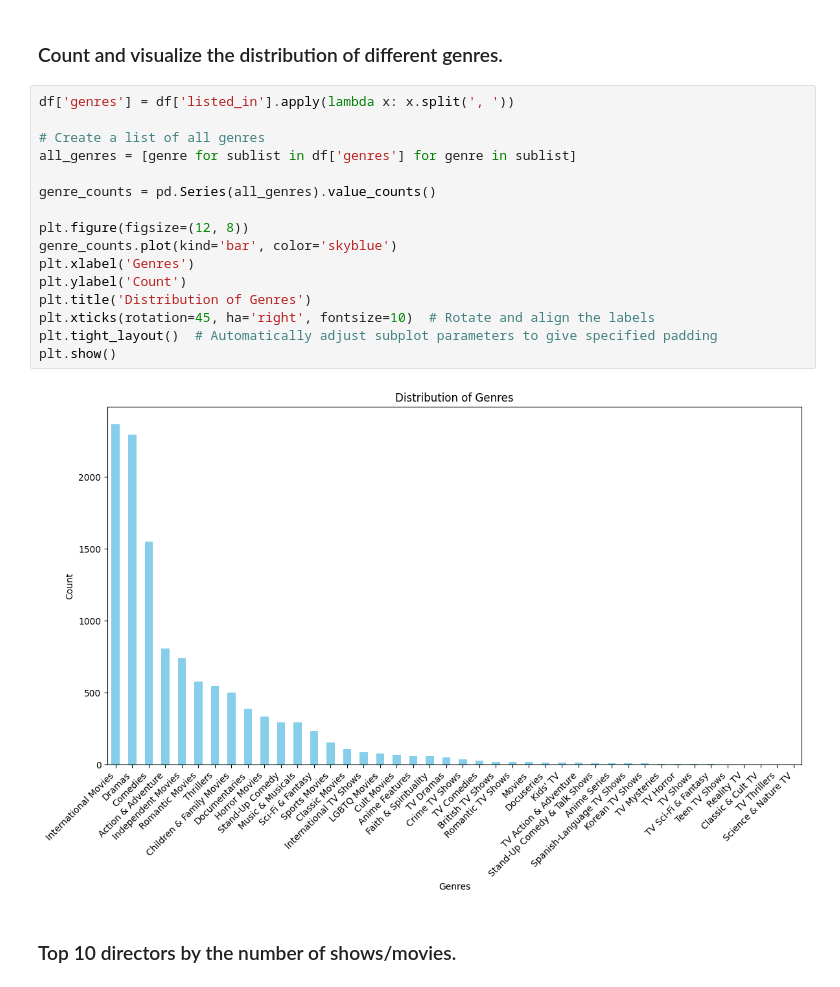
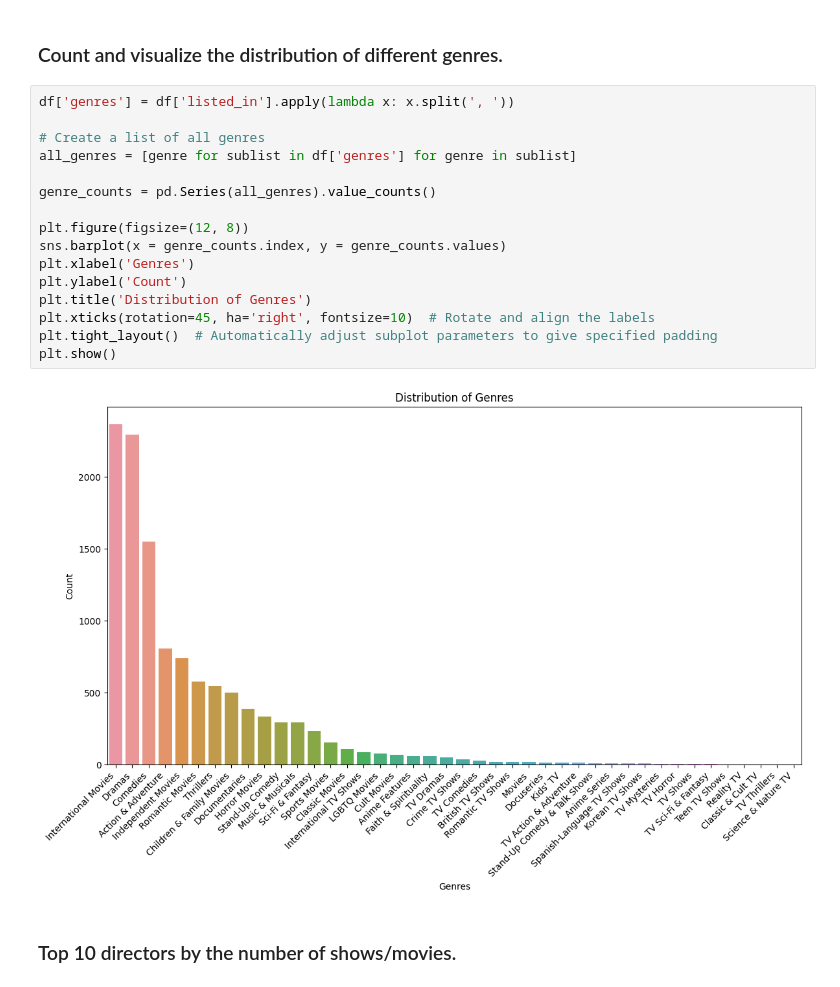
Before and after one commit to Jitesh117/netflix_data_analysis, a Jupyter notebook: analysis.ipynb, the cells around one changed output. Drawn from its saved outputs; the diff is of its cells as text.

```diff
--- a/analysis.ipynb
+++ b/analysis.ipynb
@@ -93,21 +93,21 @@ plt.show()
 # %%
 df['genres'] = df['listed_in'].apply(lambda x: x.split(', '))
 
 # Create a list of all genres
 all_genres = [genre for sublist in df['genres'] for genre in sublist]
 
 genre_counts = pd.Series(all_genres).value_counts()
 
 plt.figure(figsize=(12, 8))
-genre_counts.plot(kind='bar', color='skyblue')
+sns.barplot(x = genre_counts.index, y = genre_counts.values)
 plt.xlabel('Genres')
 plt.ylabel('Count')
 plt.title('Distribution of Genres')
 plt.xticks(rotation=45, ha='right', fontsize=10)  # Rotate and align the labels
 plt.tight_layout()  # Automatically adjust subplot parameters to give specified padding
 plt.show()
 # %% [output]
-[figure, old version]
+[figure, new version]
 # %% [markdown]
 ### Top 10 directors by the number of shows/movies.
 # %%
```
Also changed, not shown: parts of 14 cells of this notebook.
